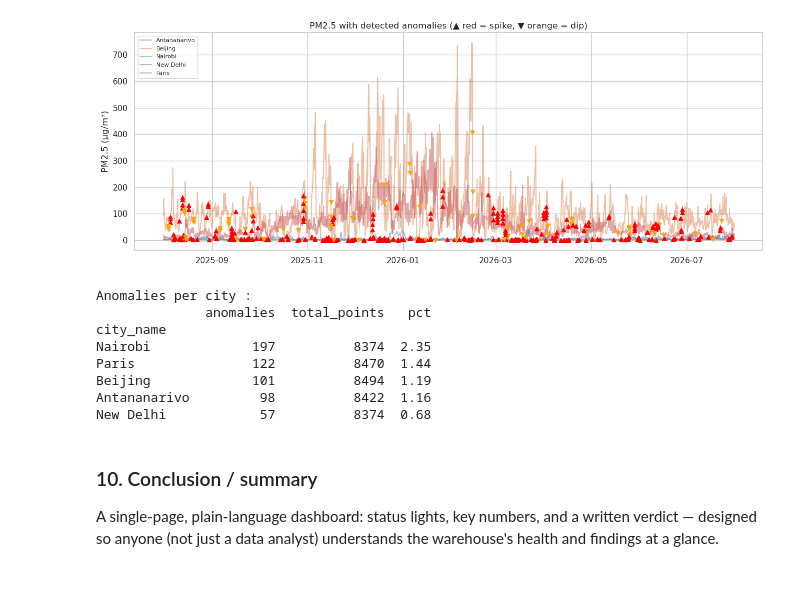
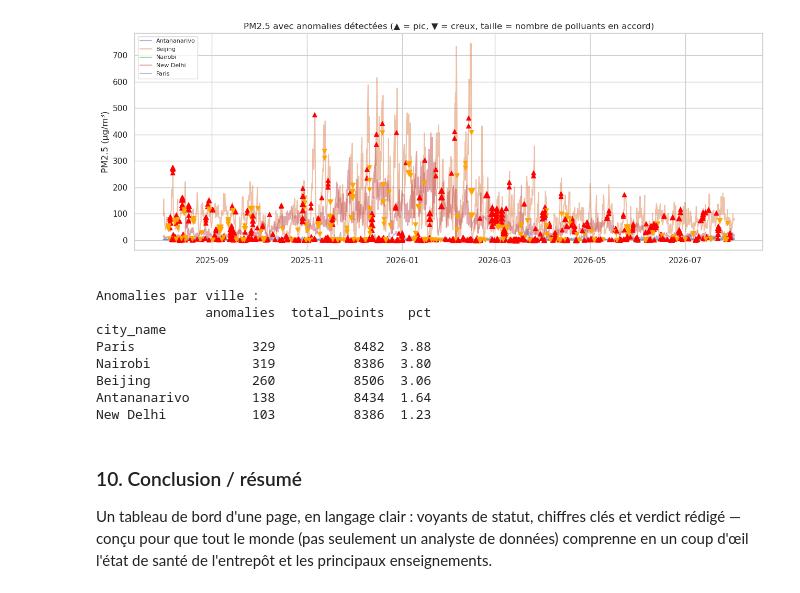
Before and after one commit to ChristianMDG/visualisation_Api_pipeline_exam, a Jupyter notebook: notebooks/analysis.ipynb, the cells around one changed output. Drawn from its saved outputs; the diff is of its cells as text; code cells hidden in the pictures.

Commit message:
chore : updating the description into analysis and change the design into dashboard

```diff
--- a/notebooks/analysis.ipynb
+++ b/notebooks/analysis.ipynb
@@ -338,47 +390,65 @@ We flag AQI readings that deviate strongly from a city's own recent behavior (z-
 # %%
-def flag_anomalies(g, column="pm2_5", window=24, threshold=3):
+ANOMALY_COLUMNS = ["pm2_5", "pm10", "no2", "o3", "co"]
+
+def flag_anomalies_multivariate(g, columns=ANOMALY_COLUMNS, window=24, threshold=3):
     g = g.sort_values("timestamp_utc").copy()
-    rolling_mean = g[column].rolling(window, min_periods=5).mean()
-    rolling_std = g[column].rolling(window, min_periods=5).std()
+    z_cols = []
+    for col in columns:
+        rolling_mean = g[col].rolling(window, min_periods=5).mean()
+        rolling_std = g[col].rolling(window, min_periods=5).std()
+        z = (g[col] - rolling_mean) / rolling_std
+        z = z.replace([np.inf, -np.inf], np.nan)  # Évite la division par zéro
+        g[f"z_{col}"] = z
+        z_cols.append(f"z_{col}")
 
-    g["z_score"] = (g[column] - rolling_mean) / rolling_std
-    g["z_score"] = g["z_score"].replace([np.inf, -np.inf], np.nan)  # avoids division by zero
-    g["is_anomaly"] = g["z_score"].abs() > threshold
+    g["z_max"] = g[z_cols].abs().max(axis=1)              # Polluant le plus aberrant
+    g["n_pollutants_flagged"] = (g[z_cols].abs() > threshold).sum(axis=1)  # Accord entre polluants
+    g["is_anomaly"] = g["z_max"] > threshold
     return g
 
-# Anomaly detection, per city
+# Détection des anomalies, par ville, sur PM2.5 / PM10 / NO2 / O3 / CO simultanément
 df_anomalies = df.groupby("city_name", group_keys=False)[df.columns].apply(
-    lambda g: flag_anomalies(g, column="pm2_5", window=24, threshold=3)
+    lambda g: flag_anomalies_multivariate(g, window=24, threshold=3)
 )
 
 anomalies = df_anomalies[df_anomalies["is_anomaly"]].sort_values("timestamp_utc")
-print(f"Anomalies detected : {len(anomalies)}")
-print(anomalies[["city_name", "timestamp_utc", "pm2_5", "aqi", "z_score"]])
+print(f"Anomalies détectées (multivariées) : {len(anomalies)}")
+print(
+    anomalies[["city_name", "timestamp_utc", "pm2_5", "pm10", "no2", "o3", "co",
+               "aqi", "z_max", "n_pollutants_flagged"]]
+)
+print(
+    f"\nParmi celles-ci, signalées sur 2+ polluants à la fois (signal plus fort, moins susceptible d'être un bruit de capteur isolé) : "
+    f"{(anomalies['n_pollutants_flagged'] >= 2).sum()}"
+)
 
-# Visualization: PM2.5 with anomalies, distinguishing spikes (red) and dips (orange)
+# Visualisation : PM2.5 avec anomalies, en distinguant les pics (rouge) et les creux (orange).
+# La taille du marqueur reflète le nombre de polluants en accord sur l'anomalie.
 fig, ax = plt.subplots(figsize=(13, 5))
 for city in df["city_name"].unique():
     sub = df_anomalies[df_anomalies["city_name"] == city].sort_values("timestamp_utc")
     ax.plot(sub["timestamp_utc"], sub["pm2_5"], label=city, alpha=0.5)
 
-    anom_high = sub[(sub["is_anomaly"]) & (sub["z_score"] > 0)]
-    anom_low = sub[(sub["is_anomaly"]) & (sub["z_score"] < 0)]
+    anom_high = sub[(sub["is_anomaly"]) & (sub["z_pm2_5"] > 0)]
+    anom_low = sub[(sub["is_anomaly"]) & (sub["z_pm2_5"] <= 0)]
 
     if len(anom_high):
         ax.scatter(anom_high["timestamp_utc"], anom_high["pm2_5"],
-                   color="red", zorder=5, marker="^", s=30)
+                   color="red", zorder=5, marker="^",
+                   s=20 + 15 * anom_high["n_pollutants_flagged"])
     if len(anom_low):
         ax.scatter(anom_low["timestamp_utc"], anom_low["pm2_5"],
-                   color="orange", zorder=5, marker="v", s=30)
+                   color="orange", zorder=5, marker="v",
+                   s=20 + 15 * anom_low["n_pollutants_flagged"])
 
-ax.set_title("PM2.5 with detected anomalies (▲ red = spike, ▼ orange = dip)")
+ax.set_title("PM2.5 avec anomalies détectées (▲ = pic, ▼ = creux, taille = nombre de polluants en accord)")
 ax.set_ylabel("PM2.5 (µg/m³)")
 ax.legend(fontsize=8, loc="upper left")
 plt.tight_layout()
 plt.show()
 
-# Summary: anomaly count AND percentage per city
-print("\nAnomalies per city :")
+# Résumé : nombre d'anomalies ET pourcentage par ville
+print("\nAnomalies par ville :")
 counts = anomalies["city_name"].value_counts()
 totals = df_anomalies["city_name"].value_counts()
 summary = pd.DataFrame({"anomalies": counts, "total_points": totals})
@@ -404,16 +476,16 @@ Anomalies detected : 575
-[figure, old version]
+[figure, new version]
-Anomalies per city :
+Anomalies par ville :
               anomalies  total_points   pct
 city_name
-Nairobi             197          8374  2.35
-Paris               122          8470  1.44
-Beijing             101          8494  1.19
-Antananarivo         98          8422  1.16
-New Delhi            57          8374  0.68
+Paris               329          8482  3.88
+Nairobi             319          8386  3.80
+Beijing             260          8506  3.06
+Antananarivo        138          8434  1.64
+New Delhi           103          8386  1.23
 # %% [markdown]
-### 10. Conclusion / summary
+### 10. Conclusion / résumé
 
-A single-page, plain-language dashboard: status lights, key numbers, and a written verdict — designed so anyone (not just a data analyst) understands the warehouse's health and findings at a glance.
+Un tableau de bord d'une page, en langage clair : voyants de statut, chiffres clés et verdict rédigé — conçu pour que tout le monde (pas seulement un analyste de données) comprenne en un coup d'œil l'état de santé de l'entrepôt et les principaux enseignements.
 # %%
 from matplotlib.patches import FancyBboxPatch
 import matplotlib.gridspec as gridspec
```
Also changed, not shown: parts of 20 cells of this notebook, 3 other files.
